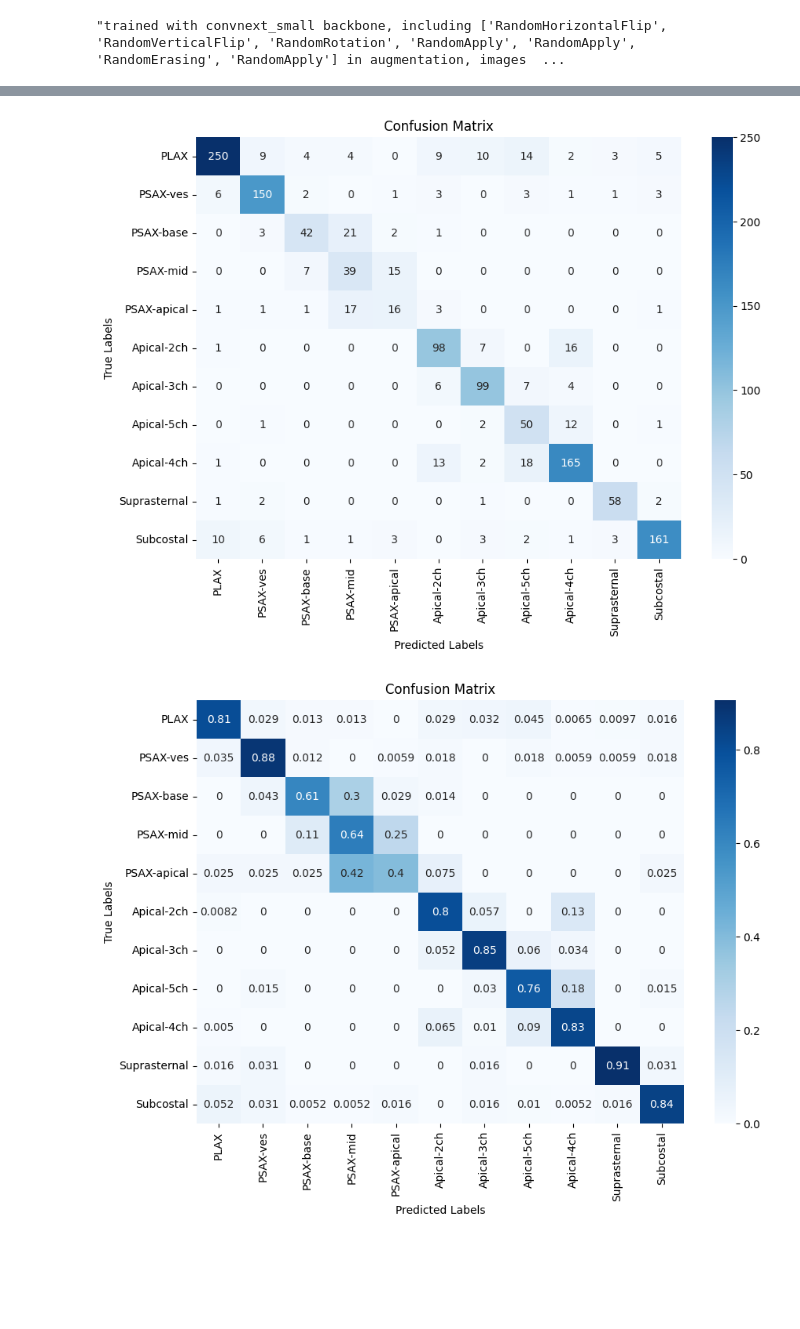
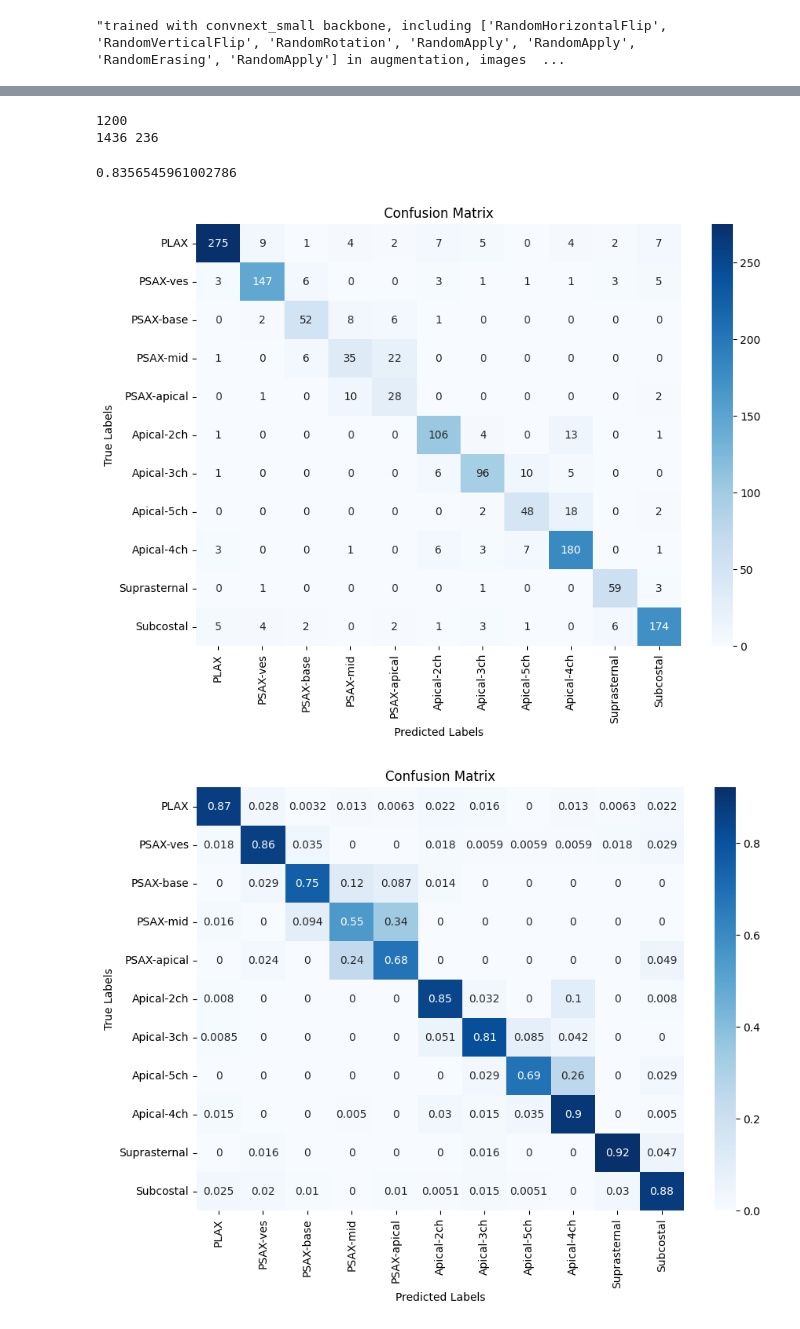
Before and after one commit to shokoofa-ghods/TTE_view_classification_pipeline, a Jupyter notebook: notebooks/models/singleSlice pipeline.ipynb, the cells around one changed output, grey strips where cells are left out. Saved outputs shown, nothing was run; the diff lists cells and outputs as text; code cells hidden in the pictures; blank space fills up the shorter version.

```diff
--- a/notebooks/models/singleSlice pipeline.ipynb
+++ b/notebooks/models/singleSlice pipeline.ipynb
@@ -393,9 +499,11 @@ if torch.cuda.device_count() > 1:
 
 
 # model.lstm.flatten_parameters()
-criterion = torch.nn.CrossEntropyLoss()
+criterion = torch.nn.CrossEntropyLoss(label_smoothing=0.1)
 # optimizer = torch.optim.SGD(model.parameters(), lr=0.0001, momentum=0.9)
-optimizer = torch.optim.Adam(model.parameters(), lr=1e-4, weight_decay=1e-5) ## changed from 0.001 to 0.0001
+optimizer = torch.optim.Adam(model.parameters(), lr=1e-3)
+# , weight_decay=1e-5) ## changed from 0.001 to 0.0001
+scheduler = ReduceLROnPlateau(optimizer, mode='min', factor=0.5, patience=3, verbose=True)
 
 def update_optimizer(model, new_lr):
     return torch.optim.Adam(filter(lambda p: p.requires_grad, model.parameters()), lr=new_lr, weight_decay=1e-5)
@@ -577,40 +695,56 @@ tensor(0.8011, device='cuda:0')
+# %%
+true_labels, pred_labels = test_dict['true_labels'], test_dict['predicted']
+
+test = pd.concat([test_dict, info_test], axis = 1)
+
+def get_mode(series):
+    return series.mode()[0] if not series.mode().empty else None
+
+def get_mean(series):
+    return series.mean()
+
+res = test.groupby(['path', 'true_labels', 'label']).agg({ 'confidence': get_mean, 'predicted': get_mode} ).reset_index()
+res['predicted2'] = res['confidence'].apply(lambda x : x.argmax())
+res
+
+def calculate_accuracy(true_labels, predicted_labels):
+    correct = sum(1 for true, pred in zip(true_labels, predicted_labels) if true == pred)
+    print(correct)
+    total = len(true_labels)
+    print(total, total - correct)
+    accuracy = correct / total
+    return accuracy
+
+true_labels, pred_labels = res['true_labels'], res['predicted']
+calculate_accuracy(true_labels, pred_labels)
+# %% [output]
+1200
+1436 236
+0.8356545961002786
 # %%
-true_labels, pred_labels = [], []
-
 valid_labels = {'PLAX': 0, 'PSAX-ves' : 1, 'PSAX-base' : 2, 'PSAX-mid' : 3,
                               'PSAX-apical' : 4, 'Apical-2ch' : 5, 'Apical-3ch' : 6,
                               'Apical-5ch' : 7, 'Apical-4ch' : 8, 'Suprasternal' : 9, 'Subcostal' : 10
                }
 
 labels_name = valid_labels.keys()
-model.eval()
-for i, (images, labels) in enumerate(test_loader):
-    images = images.to(device)
-    labels = labels.to(device)
-    labels = labels.squeeze(1)
-
-    with torch.no_grad():
-        outputs, _ = model(images, labels)
-        _, predictions = outputs.max(1)
-        true_labels.extend(labels.cpu().numpy())
-        pred_labels.extend(predictions.cpu().numpy())
 
 cm = confusion_matrix(true_labels, pred_labels)
 cm_normalized = cm.astype('float') / cm.sum(axis=1)[:, np.newaxis]
 
 plt.figure(figsize=(10,7))
 sns.heatmap(cm, annot=True, fmt='d', cmap='Blues', xticklabels=labels_name, yticklabels=labels_name )
 plt.xlabel('Predicted Labels')
 plt.ylabel('True Labels')
 plt.title('Confusion Matrix')
 plt.show()
 
 plt.figure(figsize=(10,7))
 sns.heatmap(cm_normalized, annot=True, cmap='Blues', xticklabels=labels_name, yticklabels=labels_name )
 plt.xlabel('Predicted Labels')
 plt.ylabel('True Labels')
 plt.title('Confusion Matrix')
 plt.show()
 # %% [output]
-[figure, old version]
+[figure, new version]
-[figure, old version]
+[figure, new version]
```
Also changed, not shown: parts of 22 cells of this notebook.
